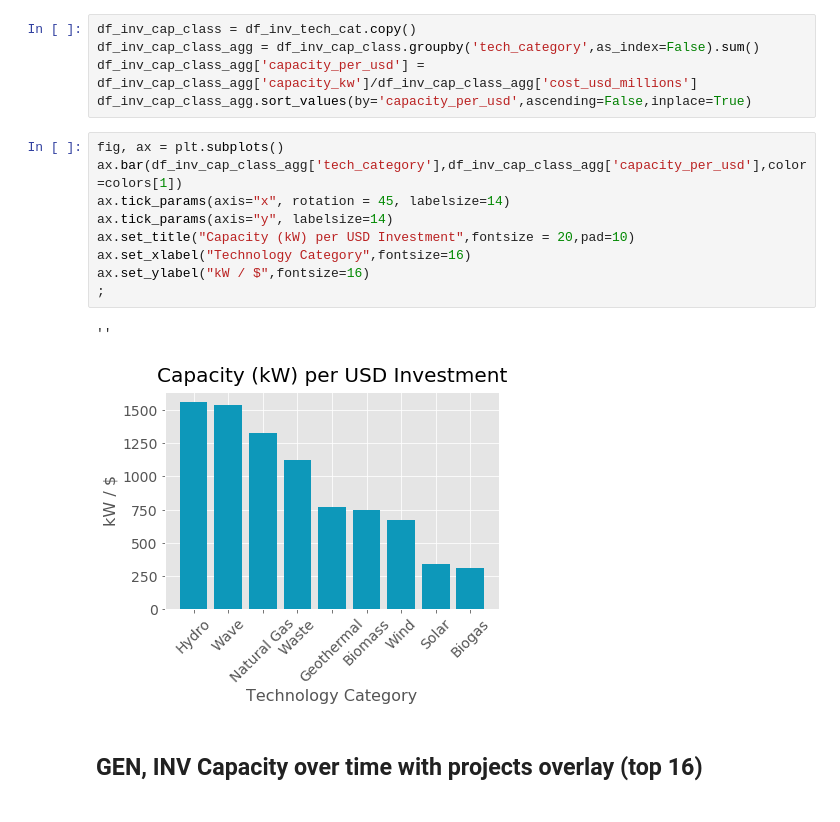
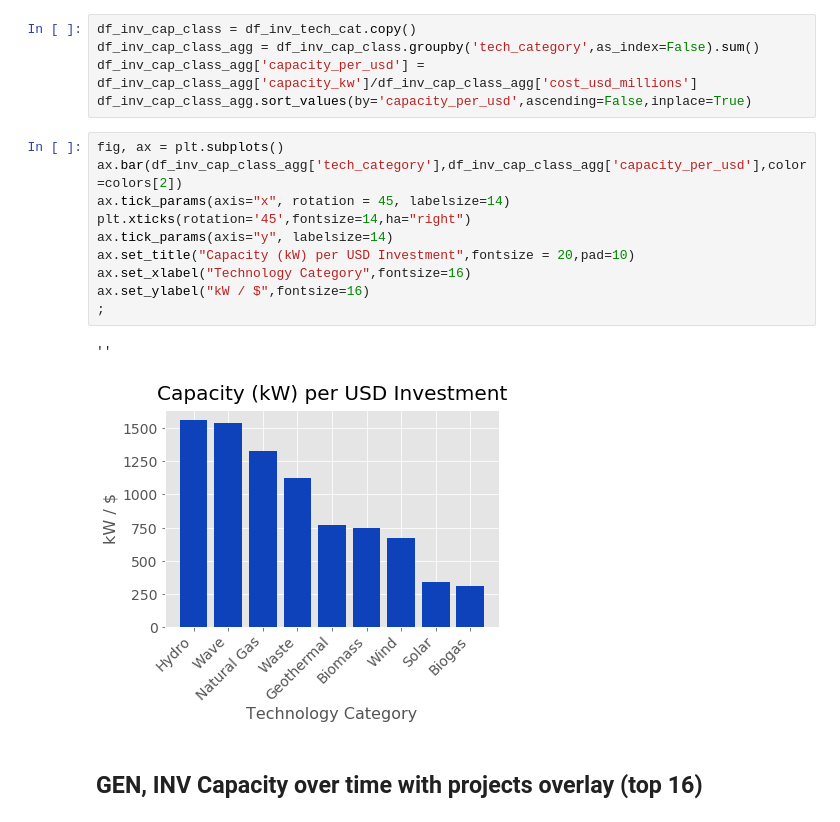
Before and after one commit to vanessapolliard/renewable-energy-generation, a Jupyter notebook: notebooks/Analysis.ipynb, the cells around one changed output. Saved outputs shown, nothing was run; the diff lists cells and outputs as text.

Commit message:
minor changes to graphs

```diff
--- a/notebooks/Analysis.ipynb
+++ b/notebooks/Analysis.ipynb
@@ -168,16 +168,17 @@ df_inv_cap_class_agg['capacity_per_usd'] = df_inv_cap_class_agg['capacity_kw']/d
 df_inv_cap_class_agg.sort_values(by='capacity_per_usd',ascending=False,inplace=True)
 # %%
 fig, ax = plt.subplots()
-ax.bar(df_inv_cap_class_agg['tech_category'],df_inv_cap_class_agg['capacity_per_usd'],color=colors[1])
+ax.bar(df_inv_cap_class_agg['tech_category'],df_inv_cap_class_agg['capacity_per_usd'],color=colors[2])
 ax.tick_params(axis="x", rotation = 45, labelsize=14)
+plt.xticks(rotation='45',fontsize=14,ha="right")
 ax.tick_params(axis="y", labelsize=14)
 ax.set_title("Capacity (kW) per USD Investment",fontsize = 20,pad=10)
 ax.set_xlabel("Technology Category",fontsize=16)
 ax.set_ylabel("kW / $",fontsize=16)
 ;
 # %% [output]
 ''
-[figure, old version]
+[figure, new version]
 # %% [markdown]
 ## GEN, INV Capacity over time with projects overlay (top 16)
 # %%
```
Also changed, not shown: parts of 1 cell of this notebook, 2 other files.
